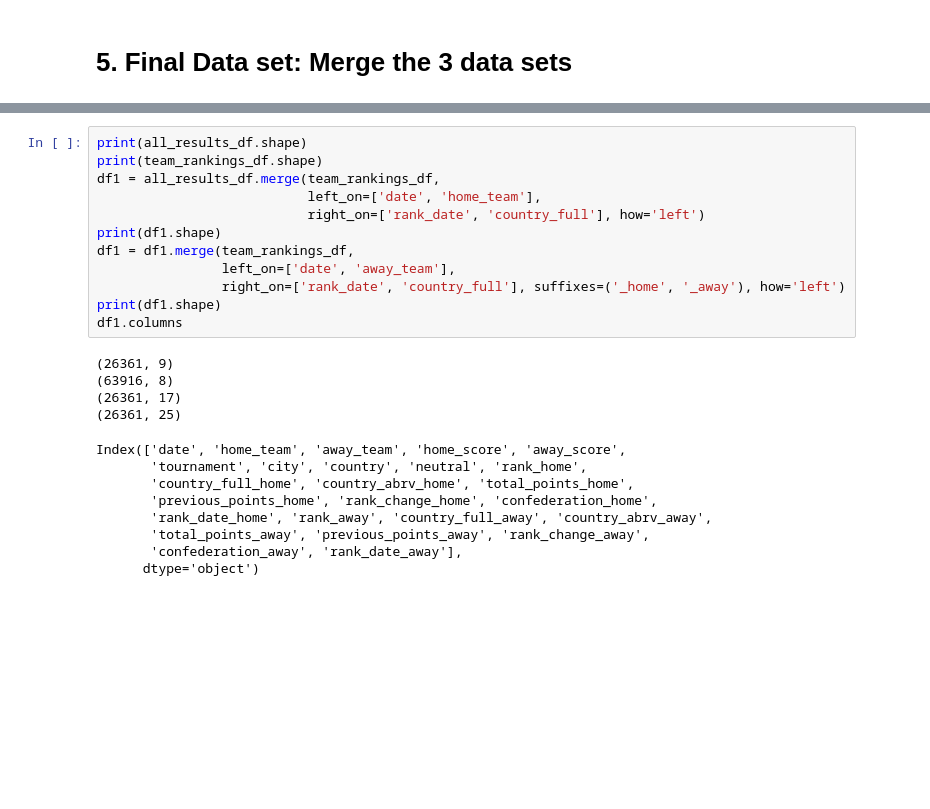
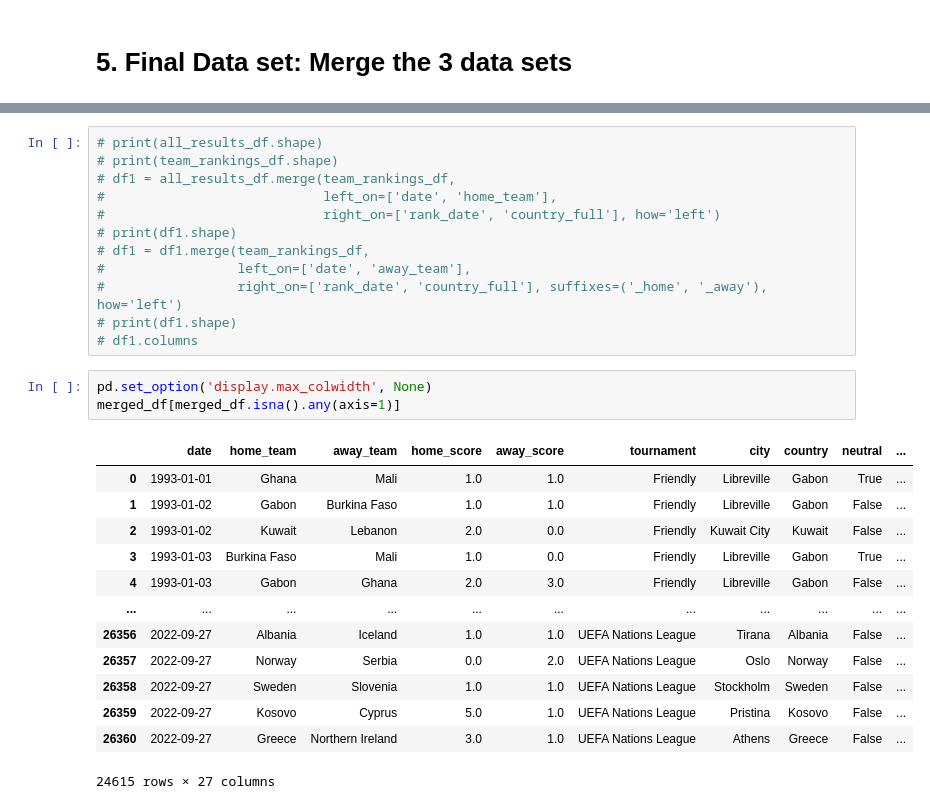
Before and after one commit to ksebastian/ds-capstone-fifa2022, a Jupyter notebook: analysis/fifa-2022-notebook.ipynb, the cells around one changed output, grey strips where cells are left out. Saved outputs shown, nothing was run; the diff lists cells and outputs as text; blank space fills up the shorter version.

```diff
--- a/analysis/fifa-2022-notebook.ipynb
+++ b/analysis/fifa-2022-notebook.ipynb
@@ -364,25 +478,29 @@ spi_ratings_df.head()
 # %%
-print(all_results_df.shape)
-print(team_rankings_df.shape)
-df1 = all_results_df.merge(team_rankings_df,
-                           left_on=['date', 'home_team'],
-                           right_on=['rank_date', 'country_full'], how='left')
-print(df1.shape)
-df1 = df1.merge(team_rankings_df,
-                left_on=['date', 'away_team'],
-                right_on=['rank_date', 'country_full'], suffixes=('_home', '_away'), how='left')
-print(df1.shape)
-df1.columns
+# print(all_results_df.shape)
+# print(team_rankings_df.shape)
+# df1 = all_results_df.merge(team_rankings_df,
+#                            left_on=['date', 'home_team'],
+#                            right_on=['rank_date', 'country_full'], how='left')
+# print(df1.shape)
+# df1 = df1.merge(team_rankings_df,
+#                 left_on=['date', 'away_team'],
+#                 right_on=['rank_date', 'country_full'], suffixes=('_home', '_away'), how='left')
+# print(df1.shape)
+# df1.columns
-# %% [output]
-(26361, 9)
-(63916, 8)
-(26361, 17)
-(26361, 25)
-Index(['date', 'home_team', 'away_team', 'home_score', 'away_score',
-       'tournament', 'city', 'country', 'neutral', 'rank_home',
-       'country_full_home', 'country_abrv_home', 'total_points_home',
-       'previous_points_home', 'rank_change_home', 'confederation_home',
-       'rank_date_home', 'rank_away', 'country_full_away', 'country_abrv_away',
-       'total_points_away', 'previous_points_away', 'rank_change_away',
-       'confederation_away', 'rank_date_away'],
-      dtype='object')
+# %%
+pd.set_option('display.max_colwidth', None)
+merged_df[merged_df.isna().any(axis=1)]
+# %% [output]
+|  | date | home_team | away_team | home_score | away_score | tournament | city | country | neutral | ... |
+| 0 | 1993-01-01 | Ghana | Mali | 1.0 | 1.0 | Friendly | Libreville | Gabon | True | ... |
+| 1 | 1993-01-02 | Gabon | Burkina Faso | 1.0 | 1.0 | Friendly | Libreville | Gabon | False | ... |
+| 2 | 1993-01-02 | Kuwait | Lebanon | 2.0 | 0.0 | Friendly | Kuwait City | Kuwait | False | ... |
+| 3 | 1993-01-03 | Burkina Faso | Mali | 1.0 | 0.0 | Friendly | Libreville | Gabon | True | ... |
+| 4 | 1993-01-03 | Gabon | Ghana | 2.0 | 3.0 | Friendly | Libreville | Gabon | False | ... |
+| ... | ... | ... | ... | ... | ... | ... | ... | ... | ... | ... |
+| 26356 | 2022-09-27 | Albania | Iceland | 1.0 | 1.0 | UEFA Nations League | Tirana | Albania | False | ... |
+| 26357 | 2022-09-27 | Norway | Serbia | 0.0 | 2.0 | UEFA Nations League | Oslo | Norway | False | ... |
+| 26358 | 2022-09-27 | Sweden | Slovenia | 1.0 | 1.0 | UEFA Nations League | Stockholm | Sweden | False | ... |
+| 26359 | 2022-09-27 | Kosovo | Cyprus | 5.0 | 1.0 | UEFA Nations League | Pristina | Kosovo | False | ... |
+| 26360 | 2022-09-27 | Greece | Northern Ireland | 3.0 | 1.0 | UEFA Nations League | Athens | Greece | False | ... |
+24615 rows × 27 columns
```
Also changed, not shown: parts of 58 cells of this notebook.
